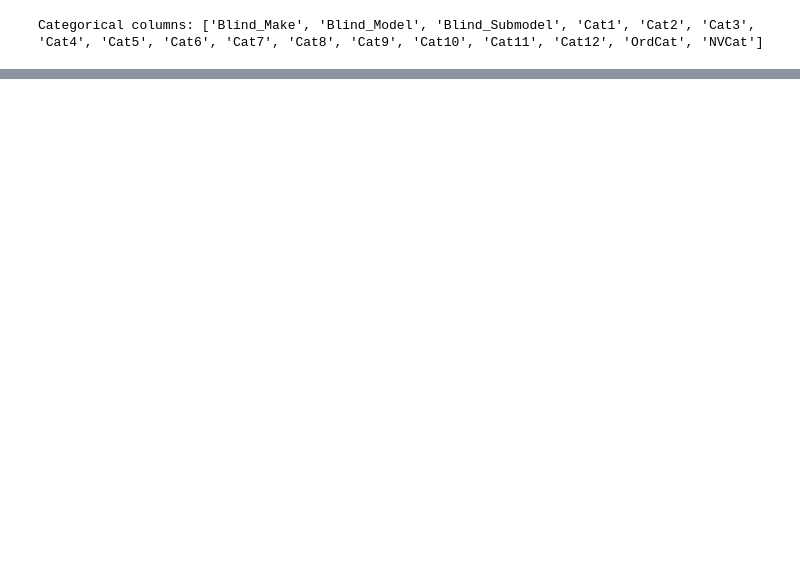
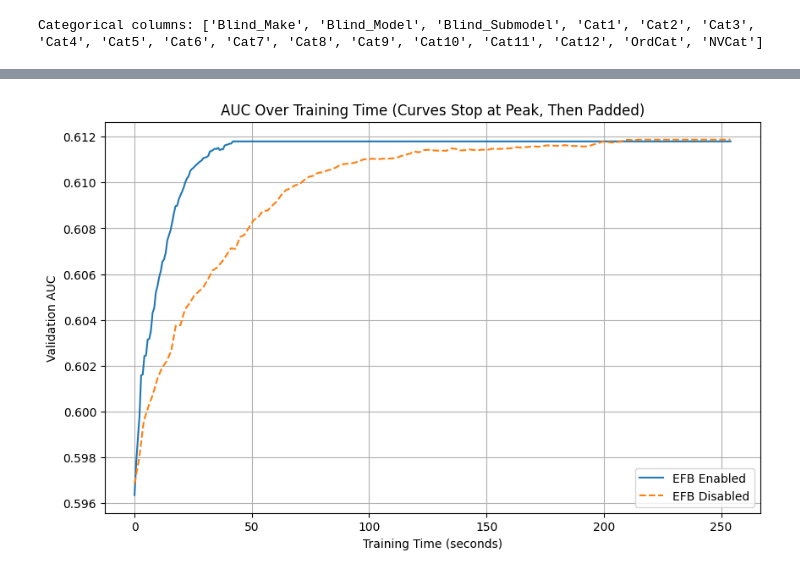
Before and after one commit to Nico-Conti/ir-project, a Jupyter notebook: Allstate_claim.ipynb, the cells around one changed output, grey strips where cells are left out. Saved outputs shown, nothing was run; the diff lists cells and outputs as text; code cells hidden in the pictures; blank space fills up the shorter version.

```diff
--- a/Allstate_claim.ipynb
+++ b/Allstate_claim.ipynb
@@ -196,3 +301,70 @@ plt.show()
+# %%
+import matplotlib.pyplot as plt
+import numpy as np
+
+# Assume these variables are already defined:
+#   - evals_result_with_efb, evals_result_without_efb
+#   - training_time_with_efb, training_time_without_efb
+
+# Extract AUC values and generate original time arrays (one per iteration)
+auc_with_efb = np.array(evals_result_with_efb['validation']['auc'])
+auc_without_efb = np.array(evals_result_without_efb['validation']['auc'])
+
+time_with_efb = np.linspace(0, training_time_with_efb, len(auc_with_efb))
+time_without_efb = np.linspace(0, training_time_without_efb, len(auc_without_efb))
+
+# Identify the peak (best) AUC index and its corresponding time for each model
+peak_idx_with = np.argmax(auc_with_efb)
+peak_idx_without = np.argmax(auc_without_efb)
+
+peak_time_with = time_with_efb[peak_idx_with]
+peak_time_without = time_without_efb[peak_idx_without]
+
+peak_auc_with = auc_with_efb[peak_idx_with]
+peak_auc_without = auc_without_efb[peak_idx_without]
+
+# Determine the longest total training time among the two models
+max_time = max(training_time_with_efb, training_time_without_efb)
+
+# Define a function to extend a curve to the max_time with a constant value
+def extend_curve(time_array, auc_array, peak_time, peak_auc, max_time, num_points=10):
+    # Keep points up to (and including) the peak
+    time_up_to_peak = time_array[time_array <= peak_time]
+    auc_up_to_peak = auc_array[:len(time_up_to_peak)]
+
+    # Only add padding if the peak time is less than max_time
+    if peak_time < max_time:
+        # Create additional time points from the peak to max_time.
+        # We use num_points (minus 1 to avoid duplicating the peak_time) extra points.
+        extra_time = np.linspace(peak_time, max_time, num_points, endpoint=True)[1:]
+        extra_auc = np.full_like(extra_time, peak_auc)
+
+        # Concatenate the original (up-to-peak) values with the padded extra points
+        extended_time = np.concatenate([time_up_to_peak, extra_time])
+        extended_auc = np.concatenate([auc_up_to_peak, extra_auc])
+    else:
+        extended_time = time_up_to_peak
+        extended_auc = auc_up_to_peak
+
+    return extended_time, extended_auc
+
+# Extend both curves so that they run until max_time using the constant peak value thereafter
+ext_time_with, ext_auc_with = extend_curve(time_with_efb, auc_with_efb, peak_time_with, peak_auc_with, max_time)
+ext_time_without, ext_auc_without = extend_curve(time_without_efb, auc_without_efb, peak_time_without, peak_auc_without, max_time)
+
+# Now plot both curves
+plt.figure(figsize=(10, 6))
+plt.plot(ext_time_with, ext_auc_with, label='EFB Enabled', linestyle='-')
+plt.plot(ext_time_without, ext_auc_without, label='EFB Disabled', linestyle='--')
+
+plt.xlabel("Training Time (seconds)")
+plt.ylabel("Validation AUC")
+plt.title("AUC Over Training Time (Curves Stop at Peak, Then Padded)")
+plt.legend()
+plt.grid(True)
+plt.show()
+# %% [output]
+[figure, added]
 # %%
 import xgboost as xgb
 import time  # ensure you have imported time
```
Also changed, not shown: parts of 20 cells of this notebook, 2 other files.
